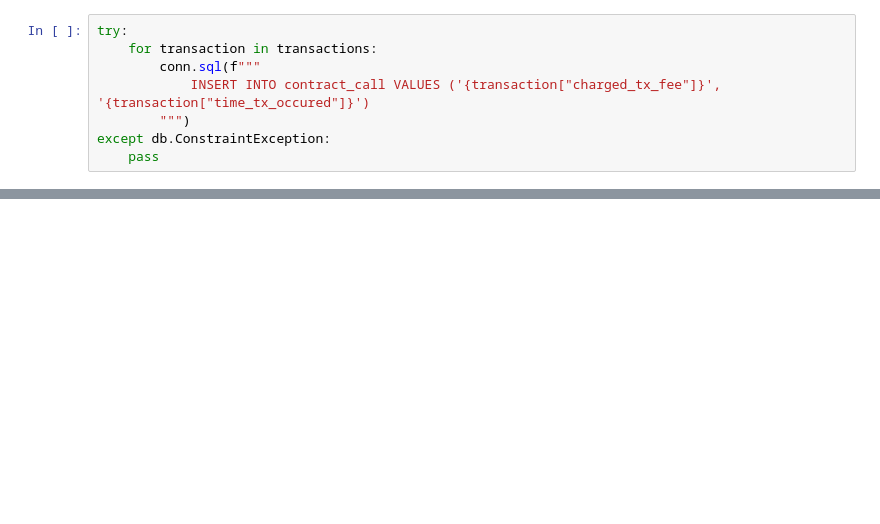
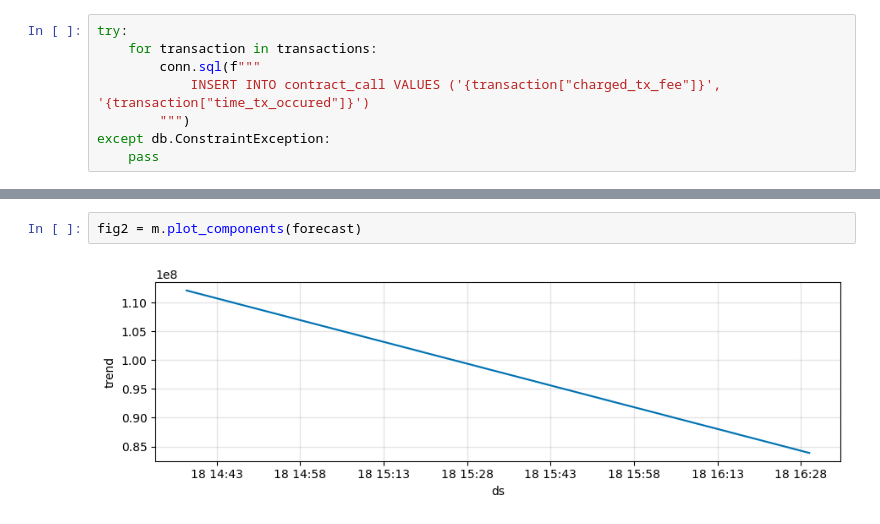
Before and after one commit to balojey/pranatics, a Jupyter notebook: playground/hedera_data_demo.ipynb, the cells around one changed output, grey strips where cells are left out. Cells and saved outputs as stored; diff of their text form; blank space fills up the shorter version.

```diff
--- a/playground/hedera_data_demo.ipynb
+++ b/playground/hedera_data_demo.ipynb
@@ -101,0 +132,4 @@ forecast.tail()
+# %%
+fig2 = m.plot_components(forecast)
+# %% [output]
+[figure, added]
```
Also changed, not shown: parts of 10 cells of this notebook.
